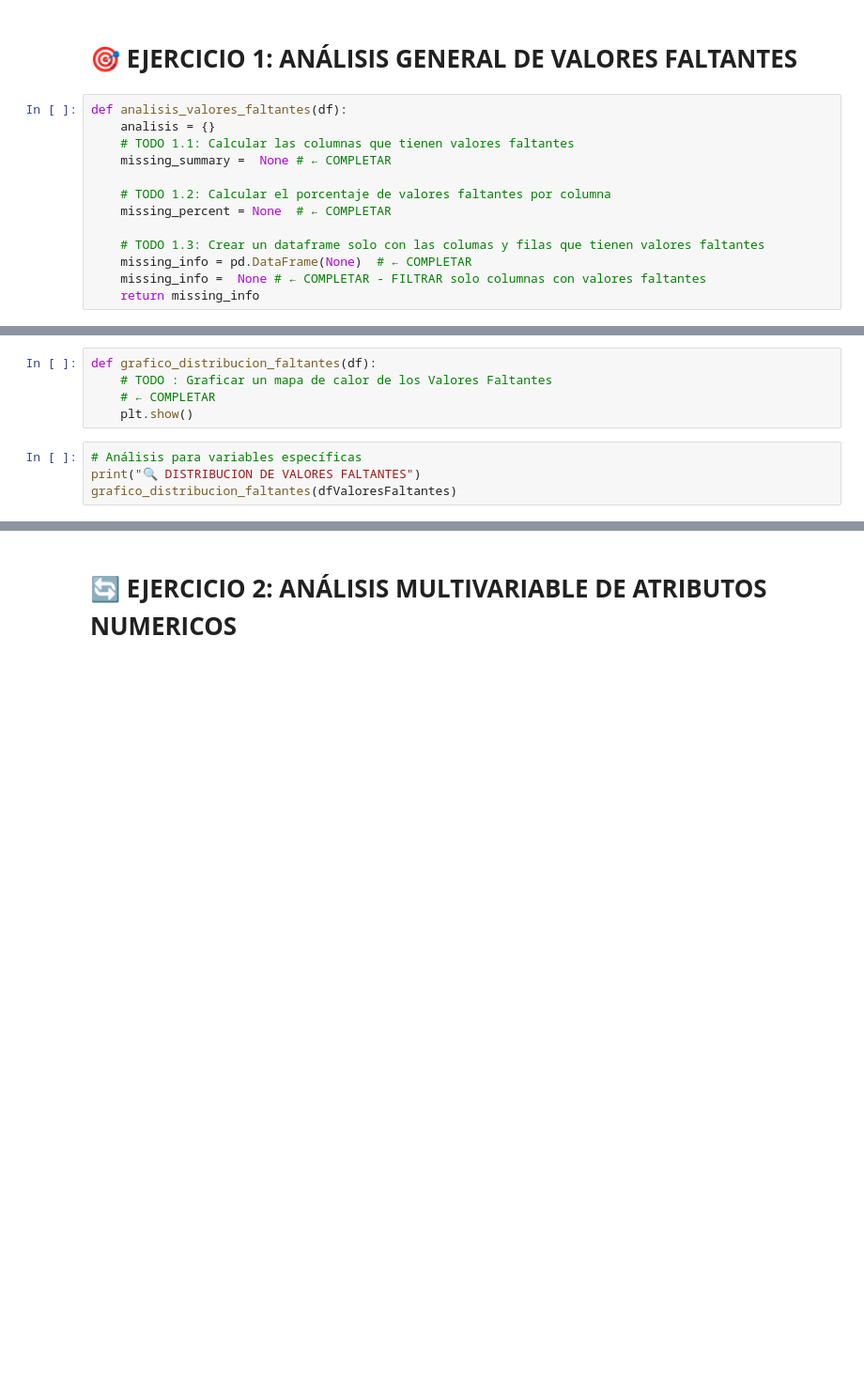
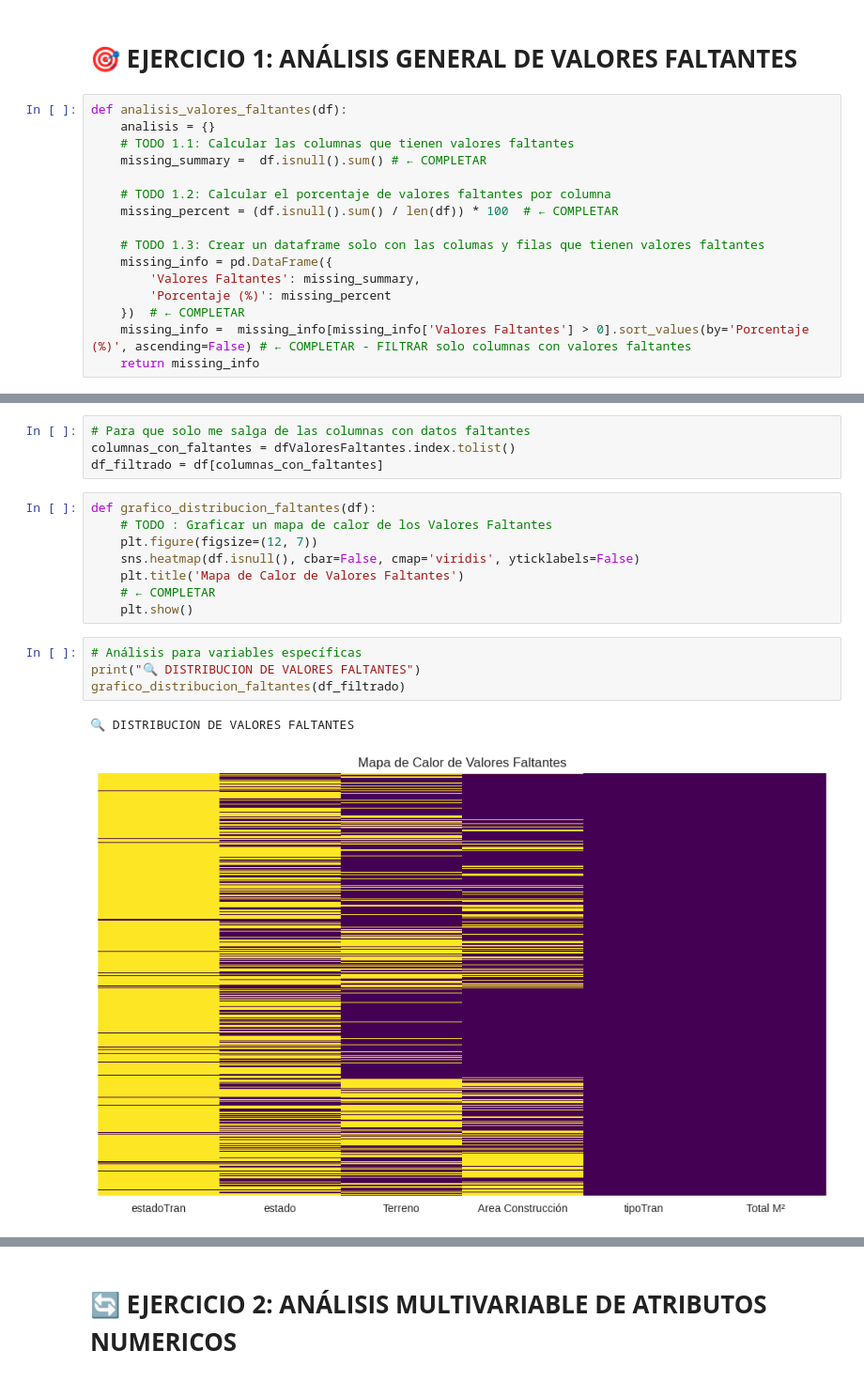
Before and after one commit to SandraNavarrete-docente/aprendizaje-automatico-252601, a Jupyter notebook: 02-PREPROCESAMIENTO/2_2_IdentificarMissingValuesOutliers.ipynb, the cells around one changed output, grey strips where cells are left out. Shown at 94% size. Drawn from its saved outputs; the diff is of its cells as text; blank space fills up the shorter version.

```diff
--- a/02-PREPROCESAMIENTO/2_2_IdentificarMissingValuesOutliers.ipynb
+++ b/02-PREPROCESAMIENTO/2_2_IdentificarMissingValuesOutliers.ipynb
@@ -90,14 +90,17 @@ else:
 def analisis_valores_faltantes(df):
     analisis = {}
     # TODO 1.1: Calcular las columnas que tienen valores faltantes
-    missing_summary =  None # ← COMPLETAR
+    missing_summary =  df.isnull().sum() # ← COMPLETAR
 
     # TODO 1.2: Calcular el porcentaje de valores faltantes por columna
-    missing_percent = None  # ← COMPLETAR
+    missing_percent = (df.isnull().sum() / len(df)) * 100  # ← COMPLETAR
 
     # TODO 1.3: Crear un dataframe solo con las columas y filas que tienen valores faltantes
-    missing_info = pd.DataFrame(None)  # ← COMPLETAR
-    missing_info =  None # ← COMPLETAR - FILTRAR solo columnas con valores faltantes
+    missing_info = pd.DataFrame({
+        'Valores Faltantes': missing_summary,
+        'Porcentaje (%)': missing_percent
+    })  # ← COMPLETAR
+    missing_info =  missing_info[missing_info['Valores Faltantes'] > 0].sort_values(by='Porcentaje (%)', ascending=False) # ← COMPLETAR - FILTRAR solo columnas con valores faltantes
     return missing_info
 # %%
 # Ejecutar funciones
@@ -107,12 +119,22 @@ dfValoresFaltantes
+# %%
+# Para que solo me salga de las columnas con datos faltantes
+columnas_con_faltantes = dfValoresFaltantes.index.tolist()
+df_filtrado = df[columnas_con_faltantes]
 # %%
 def grafico_distribucion_faltantes(df):
     # TODO : Graficar un mapa de calor de los Valores Faltantes
+    plt.figure(figsize=(12, 7))
+    sns.heatmap(df.isnull(), cbar=False, cmap='viridis', yticklabels=False)
+    plt.title('Mapa de Calor de Valores Faltantes')
     # ← COMPLETAR
     plt.show()
 # %%
 # Análisis para variables específicas
 print("🔍 DISTRIBUCION DE VALORES FALTANTES")
-grafico_distribucion_faltantes(dfValoresFaltantes)
+grafico_distribucion_faltantes(df_filtrado)
+# %% [output]
+🔍 DISTRIBUCION DE VALORES FALTANTES
+[figure, added]
 # %% [markdown]
 ### 📈 **RESULTADOS:**
 **Conteste las siguientes preguntas**
```
Also changed, not shown: parts of 13 cells of this notebook.
